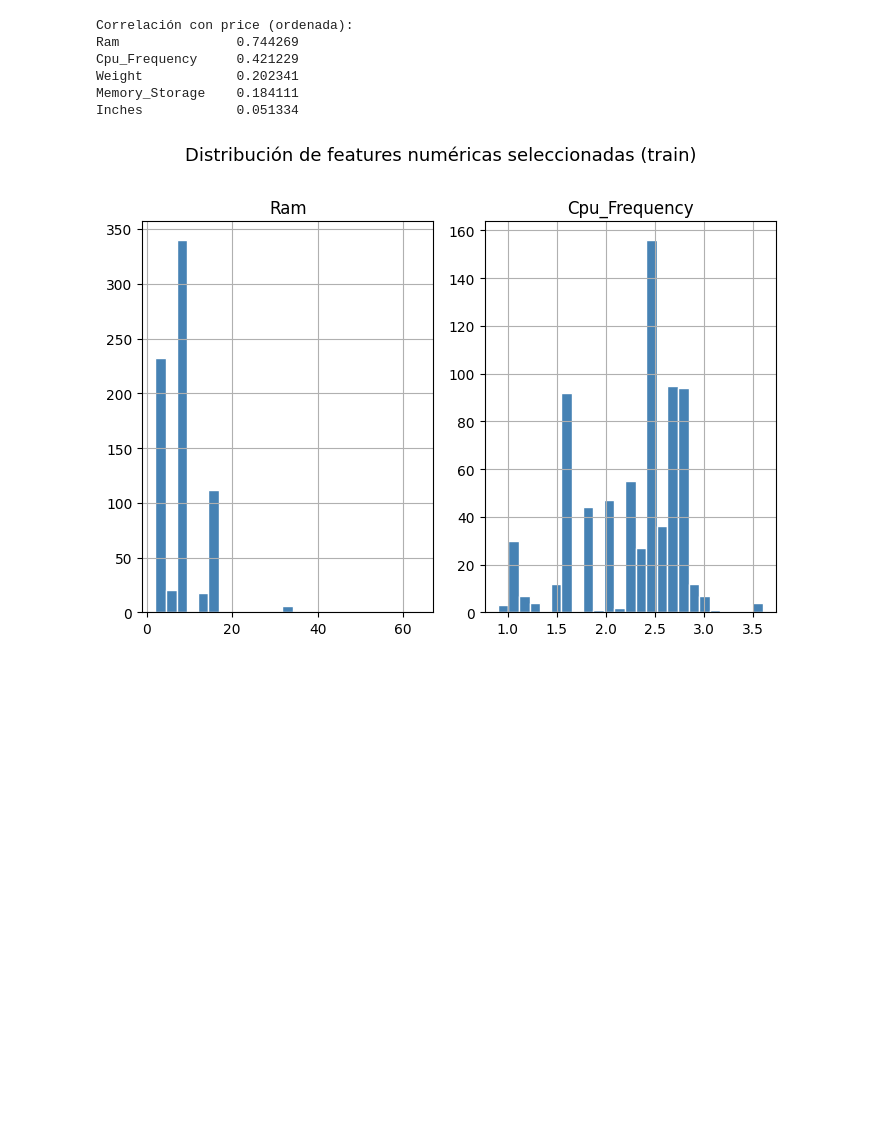
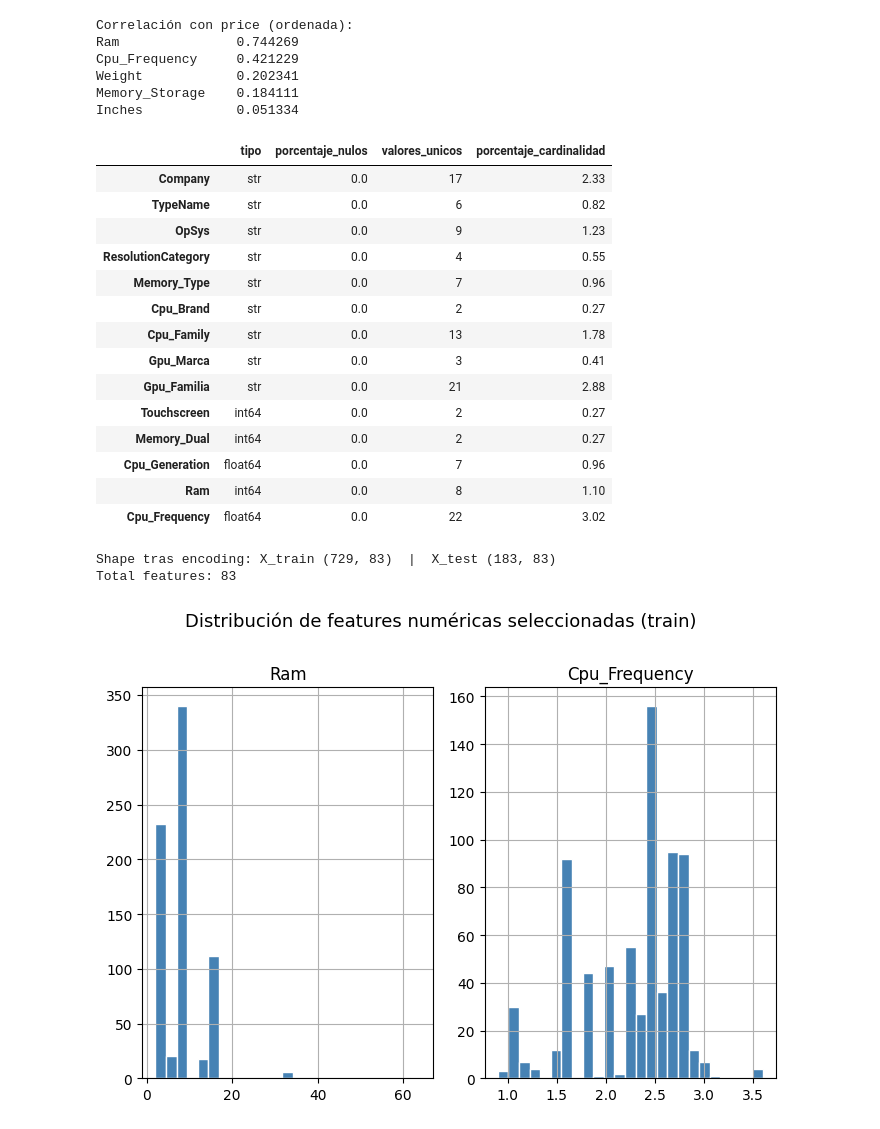
Before and after one commit to MHHsim/DS-Online-Marta-Harana, a Jupyter notebook: Team_Challenges/TC_04_Sprint_12_Kaggle/TC-Kaggle_submission.ipynb, the cells around one changed output. Saved outputs shown, nothing was run; the diff lists cells and outputs as text; code cells hidden in the pictures; blank space fills up the shorter version.

```diff
--- a/Team_Challenges/TC_04_Sprint_12_Kaggle/TC-Kaggle_submission.ipynb
+++ b/Team_Challenges/TC_04_Sprint_12_Kaggle/TC-Kaggle_submission.ipynb
@@ -445,0 +438,3 @@ describe_df(df)
+# %%
+df = pd.read_csv("./df_limpio.csv")
+df
@@ -490,6 +495,12 @@ moda = X_train['Cpu_Generation'].mode()[0]
 
 X_train['Cpu_Generation'] = X_train['Cpu_Generation'].fillna(moda)
 X_test['Cpu_Generation'] = X_test['Cpu_Generation'].fillna(moda)
+
+
+moda_gpu = X_train['Gpu_Familia'].mode()[0]
+
+X_train['Gpu_Familia'] = X_train['Gpu_Familia'].fillna(moda_gpu)
+X_test['Gpu_Familia'] = X_test['Gpu_Familia'].fillna(moda_gpu)
 # %%
 # Revisar missings
 print("Missings por columna:")
@@ -582,3 +621,6 @@ features_cat = [
+# %%
+# todos los valores del pvalue son < 0.05, y una varianza < 0.5, por lo tanto seleccionamos todas las features cat
+features_cat_selec = features_cat
 # %%
 # Construir df con features_num + target
 df_train = X_train[features_num].copy()
@@ -615,3 +657,28 @@ features_num_selec = [
     'Ram',
     'Cpu_Frequency',
     ]
+# %%
+# Unimos las features seleccionadas
+features_final = features_cat_selec + features_num_selec
+
+# Creamos X_train_selec con solo esas columnas
+X_train_selec = X_train[features_final]
+X_test_selec = X_test[features_final]
+# %%
+describe_df(X_train_selec)
+# %% [output]
+|  | tipo | porcentaje_nulos | valores_unicos | porcentaje_cardinalidad |
+| Company | str | 0.0 | 17 | 2.33 |
+| TypeName | str | 0.0 | 6 | 0.82 |
+| OpSys | str | 0.0 | 9 | 1.23 |
+| ResolutionCategory | str | 0.0 | 4 | 0.55 |
+| Memory_Type | str | 0.0 | 7 | 0.96 |
+| Cpu_Brand | str | 0.0 | 2 | 0.27 |
+| Cpu_Family | str | 0.0 | 13 | 1.78 |
+| Gpu_Marca | str | 0.0 | 3 | 0.41 |
+| Gpu_Familia | str | 0.0 | 21 | 2.88 |
+| Touchscreen | int64 | 0.0 | 2 | 0.27 |
+| Memory_Dual | int64 | 0.0 | 2 | 0.27 |
+| Cpu_Generation | float64 | 0.0 | 7 | 0.96 |
+| Ram | int64 | 0.0 | 8 | 1.10 |
+| Cpu_Frequency | float64 | 0.0 | 22 | 3.02 |
@@ -618 +694,31 @@ features_num_selec = [
+# %%
+from sklearn.preprocessing import OneHotEncoder
+
+# 1. Quitar Cpu_Brand (map) de las categóricas para OHE
+cat_cols_ohe = [col for col in features_cat_selec if col != "Cpu_Brand"]
+
+# 2. OneHotEncoder
+encoder = OneHotEncoder(drop='first', sparse_output=False, handle_unknown='ignore')
+
+ohe_train = encoder.fit_transform(X_train_selec[cat_cols_ohe])
+ohe_test  = encoder.transform(X_test_selec[cat_cols_ohe])
+
+ohe_names = encoder.get_feature_names_out(cat_cols_ohe)
+
+# 3. Reemplazar columnas originales por las codificadas
+X_train_selec = pd.concat([
+    X_train_selec.drop(columns=cat_cols_ohe),
+    pd.DataFrame(ohe_train, columns=ohe_names, index=X_train_selec.index)
+], axis=1)
+
+X_test_selec = pd.concat([
+    X_test_selec.drop(columns=cat_cols_ohe),
+    pd.DataFrame(ohe_test, columns=ohe_names, index=X_test_selec.index)
+], axis=1)
+
+print(f"Shape tras encoding: X_train {X_train_selec.shape}  |  X_test {X_test_selec.shape}")
+print(f"Total features: {X_train_selec.shape[1]}")
+# %% [output]
+Shape tras encoding: X_train (729, 83)  |  X_test (183, 83)
+Total features: 83
 # %%
```
Also changed, not shown: parts of 23 cells of this notebook, 1 other file.
